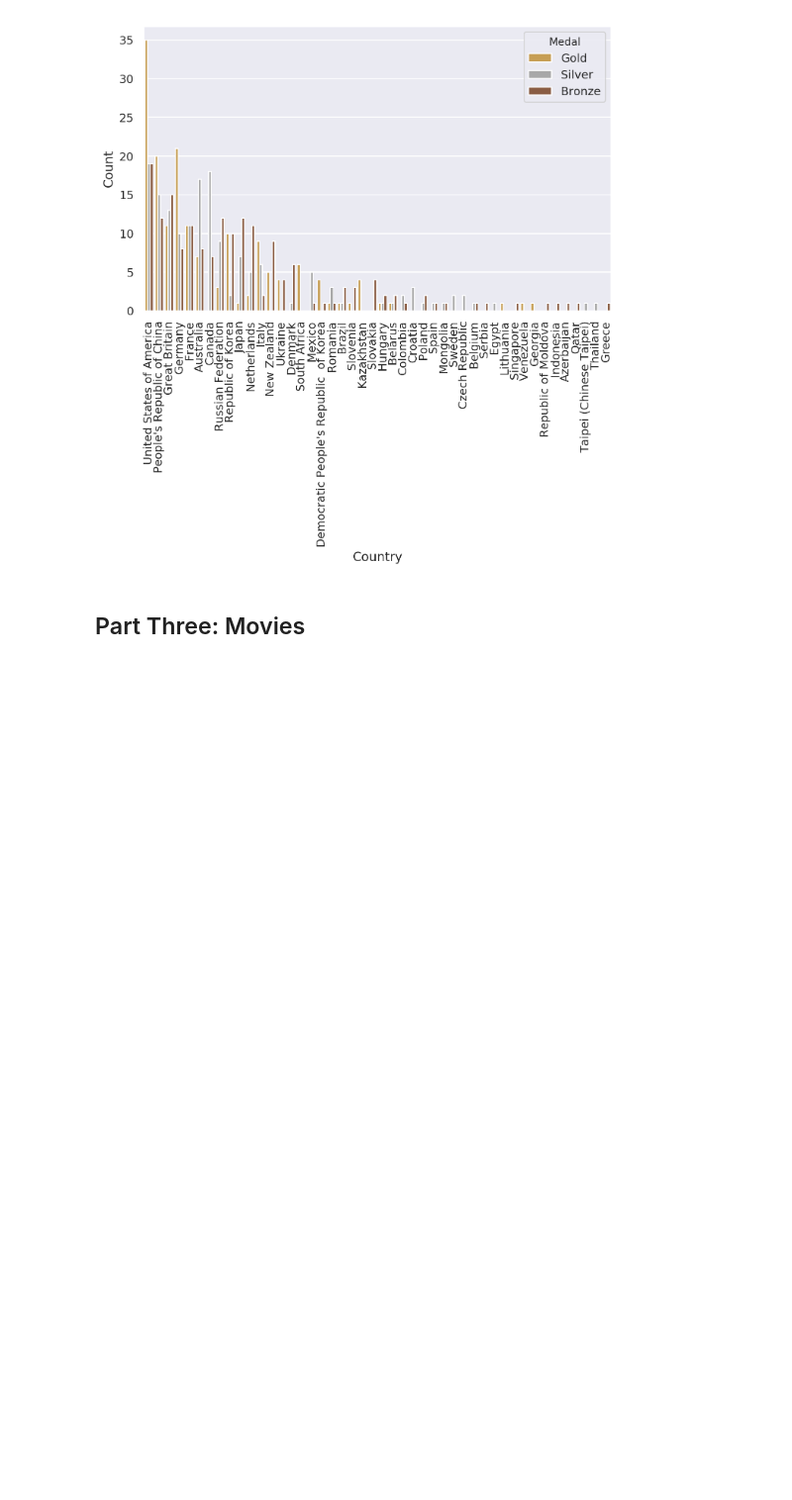
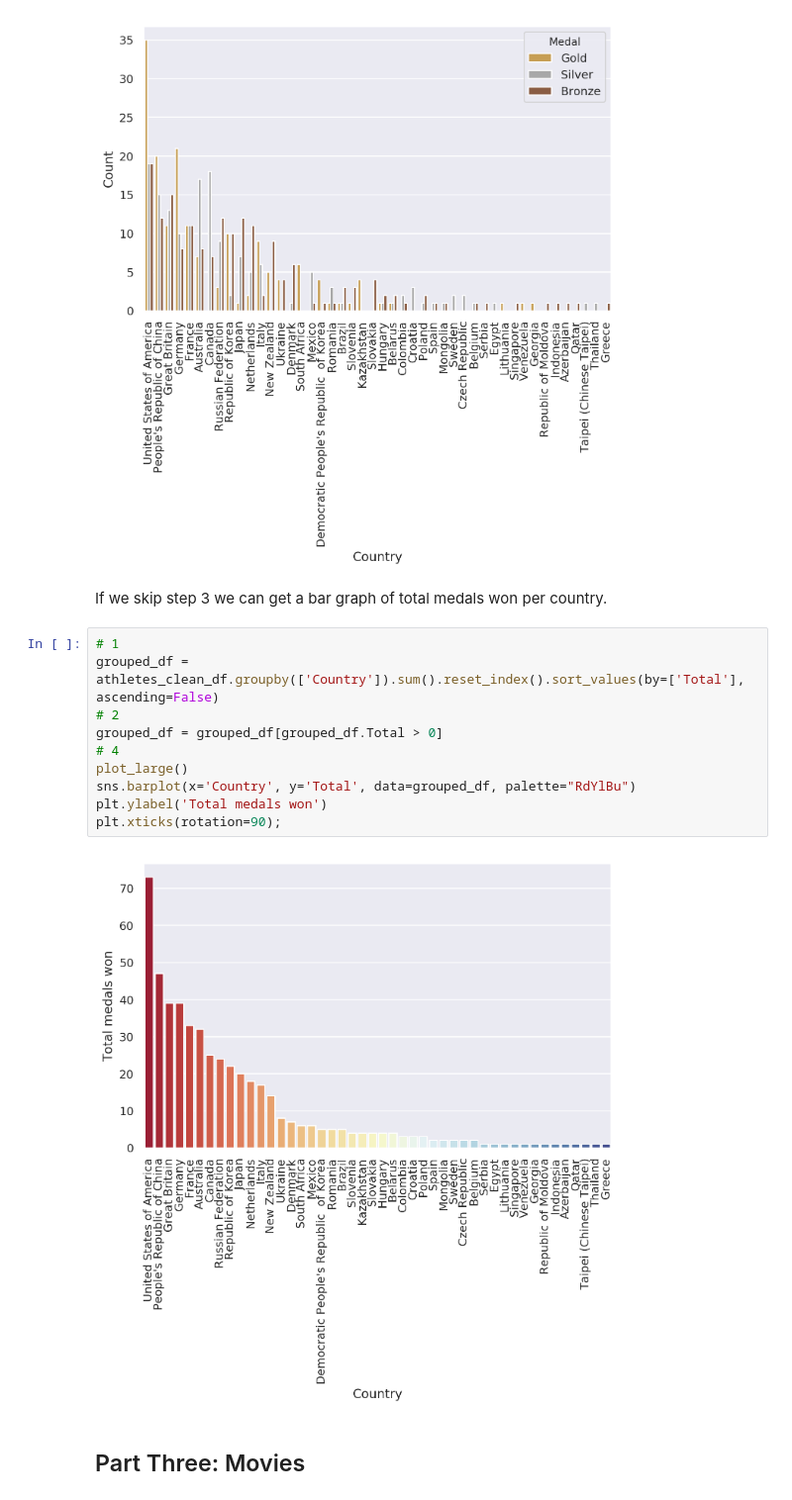
Before and after one commit to mnvsngv/cs696-bigdata, a Jupyter notebook: Midterm/Midterm.ipynb, the cells around one changed output. Shown at 99% size. Drawn from its saved outputs; the diff is of its cells as text; blank space fills up the shorter version.

Commit message:
Midterm: Part Two, Q6 Added bar graph of total medals

```diff
--- a/Midterm/Midterm.ipynb
+++ b/Midterm/Midterm.ipynb
@@ -158,6 +159,20 @@ sns.barplot(x='Country', y='Count', hue='Medal', data=grouped_df, palette=medal_
 plt.xticks(rotation=90);
 # %% [output]
 [figure]
+# %% [markdown]
+If we skip step 3 we can get a bar graph of total medals won per country.
+# %%
+# 1
+grouped_df = athletes_clean_df.groupby(['Country']).sum().reset_index().sort_values(by=['Total'], ascending=False)
+# 2
+grouped_df = grouped_df[grouped_df.Total > 0]
+# 4
+plot_large()
+sns.barplot(x='Country', y='Total', data=grouped_df, palette="RdYlBu")
+plt.ylabel('Total medals won')
+plt.xticks(rotation=90);
+# %% [output]
+[figure, added]
 # %% [markdown]
 ## Part Three: Movies
 # %%
```
